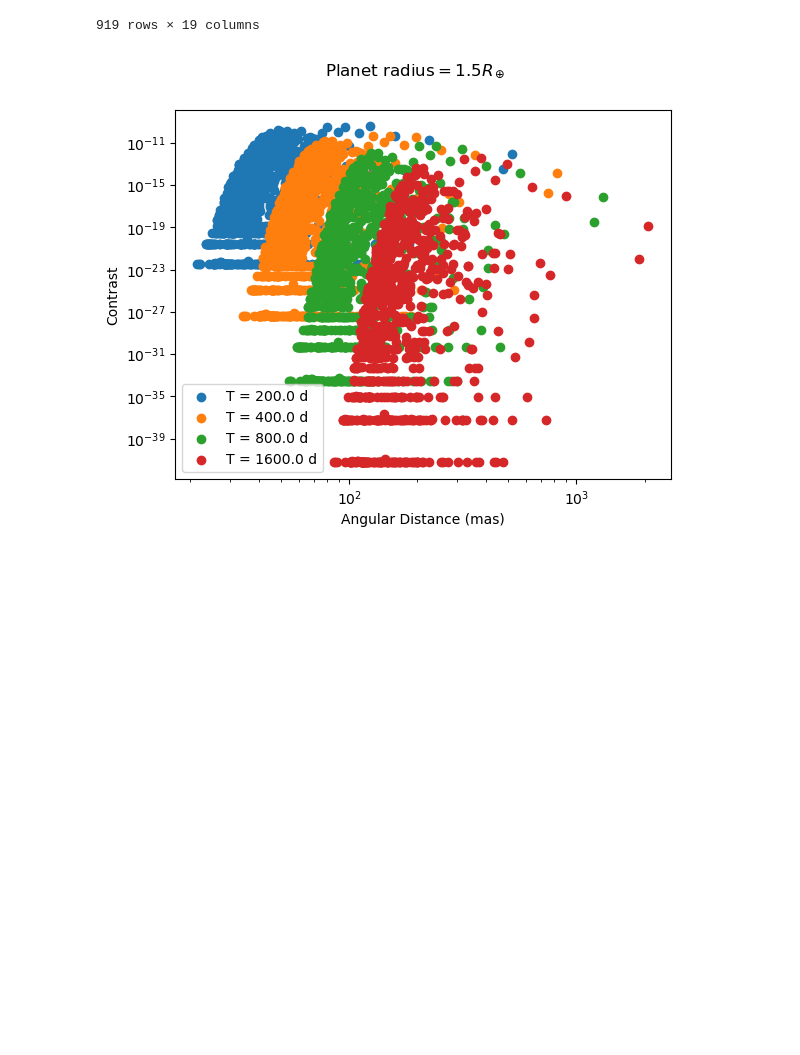
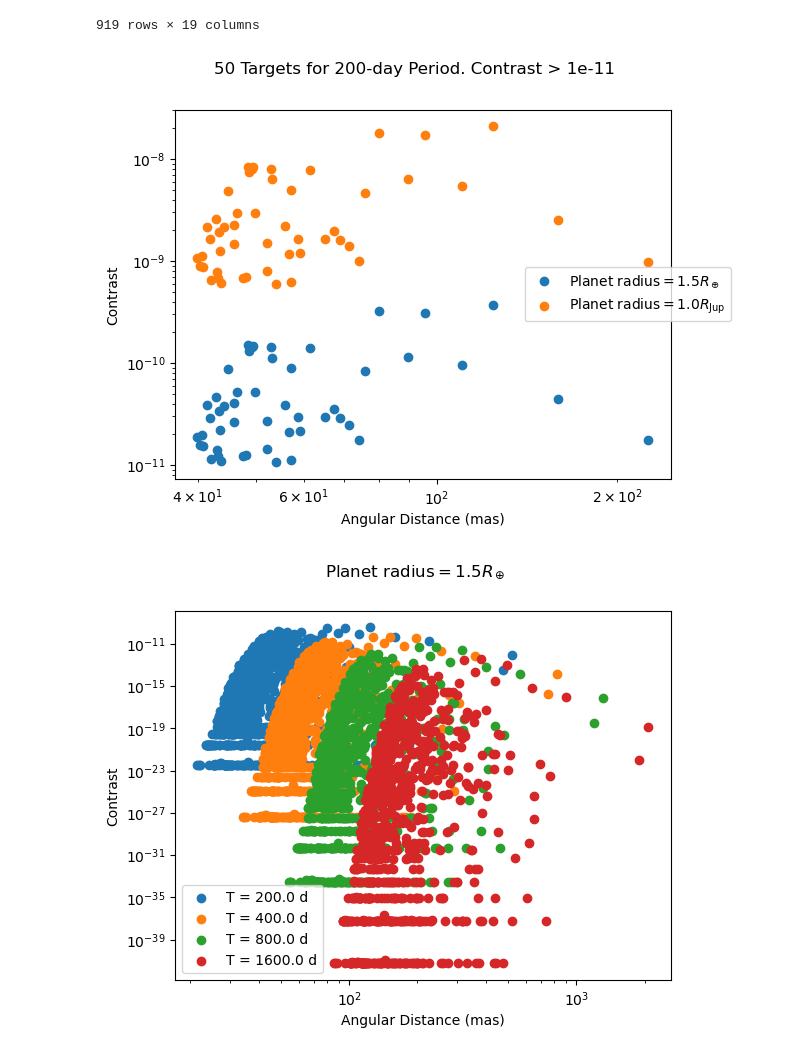
Before and after one commit to greenspaceexplorer/AMDS2025-Planet-Formation-Accretion, a Jupyter notebook: calculations.ipynb, the cells around one changed output. Drawn from its saved outputs; the diff is of its cells as text; code cells hidden in the pictures; blank space fills up the shorter version.

Commit message:
Added contrast vs angular distance plots

```diff
--- a/calculations.ipynb
+++ b/calculations.ipynb
@@ -333,16 +333,20 @@ orbitalPeriods = np.array([200, 400, 800, 1600]) * u.day
 starLum = np.array(targetsDF["Lum (Lsun)"])
 # starLum = np.logspace(-1, 1.5, 500)
 starMass = luminosityToMass(starLum)
+targetsDF["Mstar (Msun)"] = starMass
 starLum  = starLum * u.L_sun
 
 starTemps = np.array(targetsDF["Lower Temp (K)"]).astype(float)
 starTemps = starTemps * u.K
 
 starTotalFlux  = const.sigma_sb * starTemps**4
+targetsDF["FstarTotal"] = starTotalFlux
 starBandpassFlux = np.array([radiantFluxBandpass(temp, lamMin, lamMax) for temp in starTemps]) * u.W /u.m**2
+targetsDF["FstarBandpass"] = starBandpassFlux
 starSurfaceArea = starLum.si / starTotalFlux
 
 starBandpassLuminosity = starBandpassFlux * starSurfaceArea
+targetsDF["LumBandpass"] = starBandpassLuminosity
 
 # planet stuff
 orbitalDistance = [distanceToHostStar(period, starMass * u.M_sun) for period in orbitalPeriods]
@@ -366,6 +370,49 @@ jupBandpassLuminosity  = np.array([ (flux*saJup).si for flux in planetBandpassFl
 
 superEarthContrast = [ planetLum / starBandpassLuminosity for planetLum in superEarthBandpassLuminosity]
 jupContrast = [ planetLum / starBandpassLuminosity for planetLum in jupBandpassLuminosity]
+
+# put the orbit-dependent stuff in the dataframe
+for i, val in enumerate(orbitalPeriods):
+    colname = "DorbitT{}d".format(val.value)
+    targetsDF[colname] = orbitalDistance[i]
+    colname = "TempPlanet{}d".format(val.value)
+    targetsDF[colname] = planetTemps[i]
+    colname = "FplanetBandpass{}d".format(val.value)
+    targetsDF[colname] = planetBandpassFlux[i]
+    colname = "LumBandpassSupEarth{}d".format(val.value)
+    targetsDF[colname] = superEarthBandpassLuminosity[i]
+    colname = "LumBandpassJup{}d".format(val.value)
+    targetsDF[colname] = jupBandpassLuminosity[i]
+    colname = "ContrastSupEarth{}d".format(val.value)
+    targetsDF[colname] = superEarthContrast[i]
+    colname = "ContrastJup{}d".format(val.value)
+    targetsDF[colname] = jupContrast[i]
+
+    angularDist = orbitalDistance[i]/starDistance
+    angularDist = angularDist.si.value # radians
+    angularDist = angularDist * (180/np.pi)*3600*1000
+    colname = "AngularDist{}d (mas)".format(val.value)
+    targetsDF[colname] = angularDist
+# %%
+## Period = 200 days
+targetSelection = np.array(targetsDF["ContrastSupEarth200.0d"])
+targetsContrastCutFor200 = targetsDF[ targetSelection > 1e-11]
+
+fig, ax = plt.subplots()
+ax.set_xscale("log")
+ax.set_yscale("log")
+ax.set_xlabel("Angular Distance (mas)")
+ax.set_ylabel("Contrast")
+
+ax.scatter(targetsContrastCutFor200["AngularDist200.0d (mas)"], targetsContrastCutFor200["ContrastSupEarth200.0d"], label = "Planet radius$= 1.5R_\\oplus$")
+ax.scatter(targetsContrastCutFor200["AngularDist200.0d (mas)"], targetsContrastCutFor200["ContrastJup200.0d"], label = "Planet radius$= 1.0R_{\\text{Jup}}$")
+
+fig.legend(loc="right")
+
+fig.suptitle("{} Targets for 200-day Period. Contrast > 1e-11".format(len(targetsContrastCutFor200)))
+plt.show()
+# %% [output]
+[figure, added]
 # %%
 fig, ax = plt.subplots()
 ax.set_xscale("log")
```
